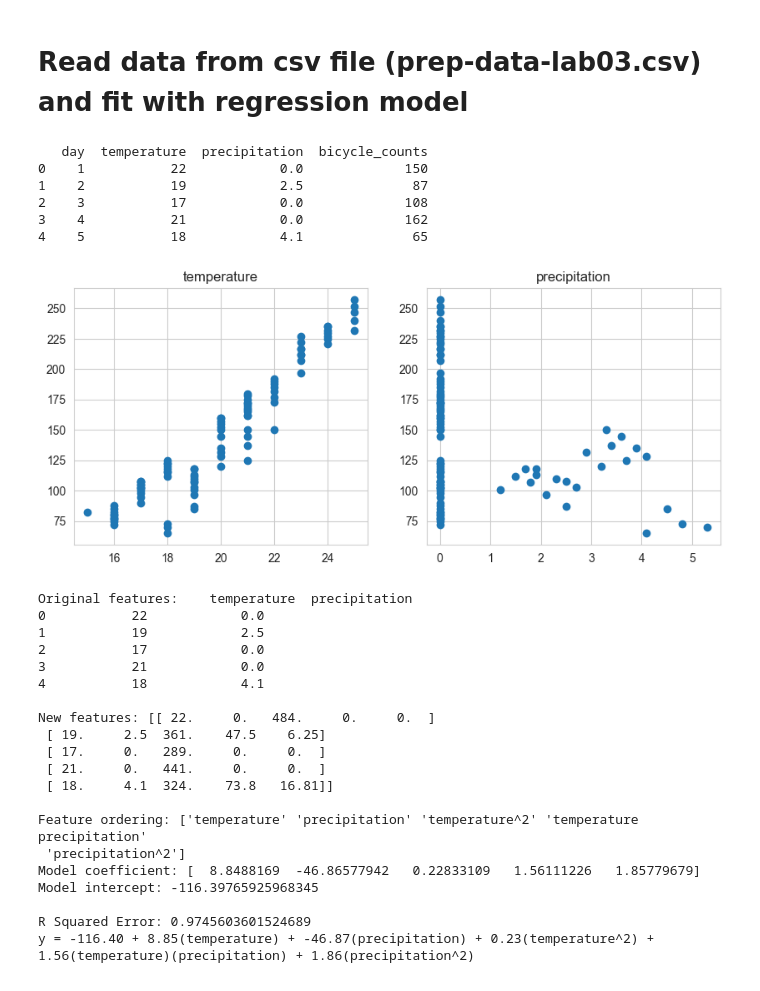
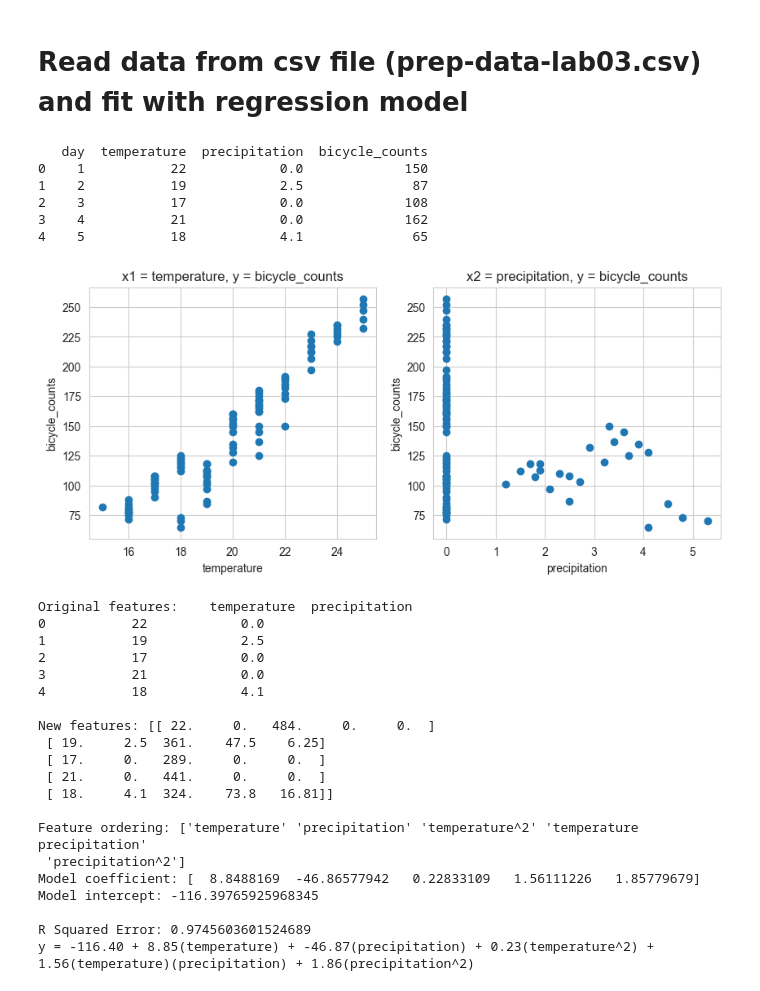
Before and after one commit to mlkklkhl/Machine-Learning-Course, a Jupyter notebook: LAB03-Supervised Learning 1-Exercise.ipynb, the cells around one changed output. Saved outputs shown, nothing was run; the diff lists cells and outputs as text; code cells hidden in the pictures.

```diff
--- a/LAB03-Supervised Learning 1-Exercise.ipynb
+++ b/LAB03-Supervised Learning 1-Exercise.ipynb
@@ -17,8 +17,14 @@ X, y = df[["temperature", "precipitation"]], df["bicycle_counts"]
 fig, axes = plt.subplots(nrows=1, ncols=2, figsize=(10, 4))
 axes[0].scatter(X.temperature, y)
 axes[1].scatter(X.precipitation, y)
-axes[0].set_title("temperature")
-axes[1].set_title("precipitation")
+axes[0].set_title("x1 = temperature, y = bicycle_counts")
+axes[1].set_title("x2 = precipitation, y = bicycle_counts")
+# set label
+axes[0].set_xlabel("temperature")
+axes[0].set_ylabel("bicycle_counts")
+axes[1].set_xlabel("precipitation")
+axes[1].set_ylabel("bicycle_counts")
+
 plt.show()
 
 # 3: Determining the degree of the polynomial
@@ -35,34 +41,34 @@ print("New features:", poly_features[:5], "\n")
 poly_reg_model = LinearRegression()
 poly_reg_model.fit(poly_features, y)
 
 # Get the order of features to understand the polynomial regression
 print("Feature ordering:", poly.get_feature_names_out())
 
 # # Get the slope and intercept of the line best fit
 print("Model coefficient:", poly_reg_model.coef_,)
 print("Model intercept:", poly_reg_model.intercept_, "\n")
 
 # # Get y_pred
 # # Use the training data to predict the model because we don't have the test data
 # # If we have the test data, we can use it to predict the model
 # # In the next module, we will learn how to split the data into training and test data
 y_pred = poly_reg_model.predict(poly_features)
 
 from sklearn.metrics import r2_score
 poly_reg_r2 = r2_score(y, y_pred)
 print("R Squared Error:", poly_reg_r2)
 
 # # The final formula of the polynomial regression model
 # # y = intercept + coef1(temperature) + coef2(precipitation) + coef3(temperature^2) + coef4(temperature)(precipitation) + coef5(precipitation^2)
 print("y = {:.2f} + {:.2f}(temperature) + {:.2f}(precipitation) + {:.2f}(temperature^2) + {:.2f}(temperature)(precipitation) + {:.2f}(precipitation^2)".format(poly_reg_model.intercept_, poly_reg_model.coef_[0], poly_reg_model.coef_[1], poly_reg_model.coef_[2], poly_reg_model.coef_[3], poly_reg_model.coef_[4]))
 # %% [output]
    day  temperature  precipitation  bicycle_counts
 0    1           22            0.0             150
 1    2           19            2.5              87
 2    3           17            0.0             108
 3    4           21            0.0             162
 4    5           18            4.1              65
-[figure, old version]
+[figure, new version]
 Original features:    temperature  precipitation
 0           22            0.0
 1           19            2.5
```
